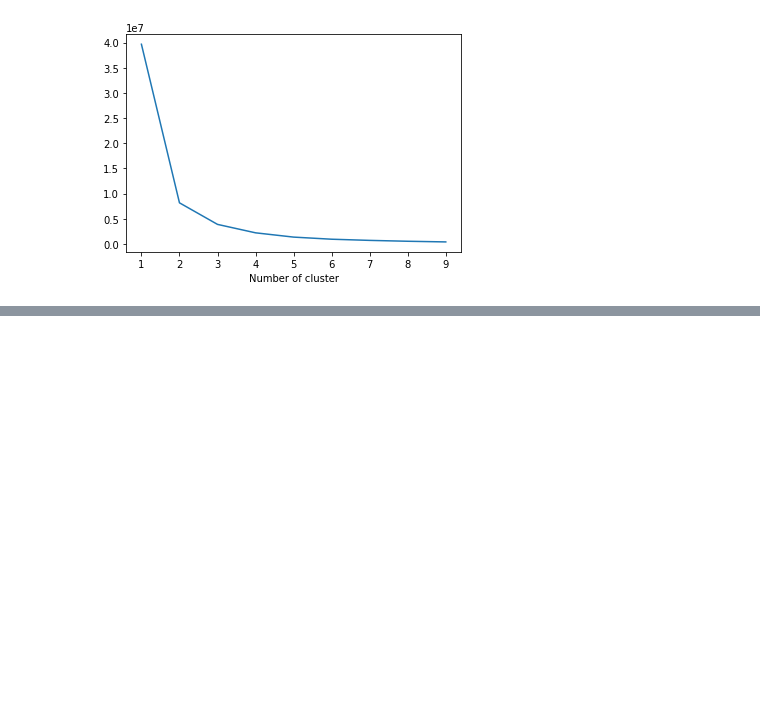
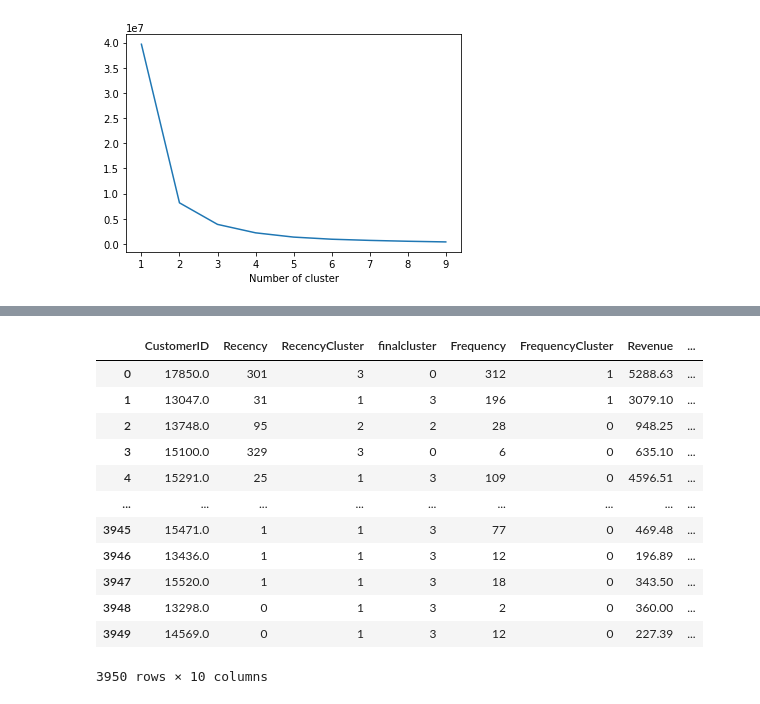
Before and after one commit to jijnasu/GymBot, a Jupyter notebook: Project/processing_data.ipynb, the cells around one changed output, grey strips where cells are left out. Saved outputs shown, nothing was run; the diff lists cells and outputs as text; code cells hidden in the pictures; blank space fills up the shorter version.

```diff
--- a/Project/processing_data.ipynb
+++ b/Project/processing_data.ipynb
@@ -143,0 +376,17 @@ plt.show()
+# %%
+kmeans = KMeans(n_clusters=4)
+all_user['RevenueCluster'] = kmeans.fit_predict(all_user[['Revenue']])
+# %%
+# using the previous codes(Reordering RevenueCluster)
+
+means = all_user.groupby('RevenueCluster')['Revenue'].mean()
+means = pd.DataFrame(means.sort_values())
+means['final'] = np.arange(len(means))
+d = dict()
+for i in means.index:
+    # print(r)
+    d[i] = means['final'][i]
+
+d
+all_user['RevenueCluster'] = np.array(d[i] for i in all_user['RevenueCluster'])
+all_user.groupby('RevenueCluster')['Frequency'].describe()
@@ -143,0 +402,4 @@ plt.show()
+# %%
+all_user['OverallScore'] = all_user['RecencyCluster'] + all_user['FrequencyCluster'] + all_user['RevenueCluster']
+# all_user['OverallScore'] = 1/all_user['RecencyCluster'] * all_user['FrequencyCluster'] * all_user['RevenueCluster']
+all_user.groupby('OverallScore')['Recency','Frequency','Revenue'].mean().sort_values('OverallScore')
@@ -143,0 +417,20 @@ plt.show()
+# %%
+all_user['Segment'] = 'Low-Value'
+all_user.loc[all_user['OverallScore']>2,'Segment'] = 'Mid-Value'
+all_user.loc[all_user['OverallScore']>4,'Segment'] = 'High-Value'
+# %%
+all_user
+# %% [output]
+|  | CustomerID | Recency | RecencyCluster | finalcluster | Frequency | FrequencyCluster | Revenue | ... |
+| 0 | 17850.0 | 301 | 3 | 0 | 312 | 1 | 5288.63 | ... |
+| 1 | 13047.0 | 31 | 1 | 3 | 196 | 1 | 3079.10 | ... |
+| 2 | 13748.0 | 95 | 2 | 2 | 28 | 0 | 948.25 | ... |
+| 3 | 15100.0 | 329 | 3 | 0 | 6 | 0 | 635.10 | ... |
+| 4 | 15291.0 | 25 | 1 | 3 | 109 | 0 | 4596.51 | ... |
+| ... | ... | ... | ... | ... | ... | ... | ... | ... |
+| 3945 | 15471.0 | 1 | 1 | 3 | 77 | 0 | 469.48 | ... |
+| 3946 | 13436.0 | 1 | 1 | 3 | 12 | 0 | 196.89 | ... |
+| 3947 | 15520.0 | 1 | 1 | 3 | 18 | 0 | 343.50 | ... |
+| 3948 | 13298.0 | 0 | 1 | 3 | 2 | 0 | 360.00 | ... |
+| 3949 | 14569.0 | 0 | 1 | 3 | 12 | 0 | 227.39 | ... |
+3950 rows × 10 columns
```
Also changed, not shown: parts of 47 cells of this notebook, 1 other file.
